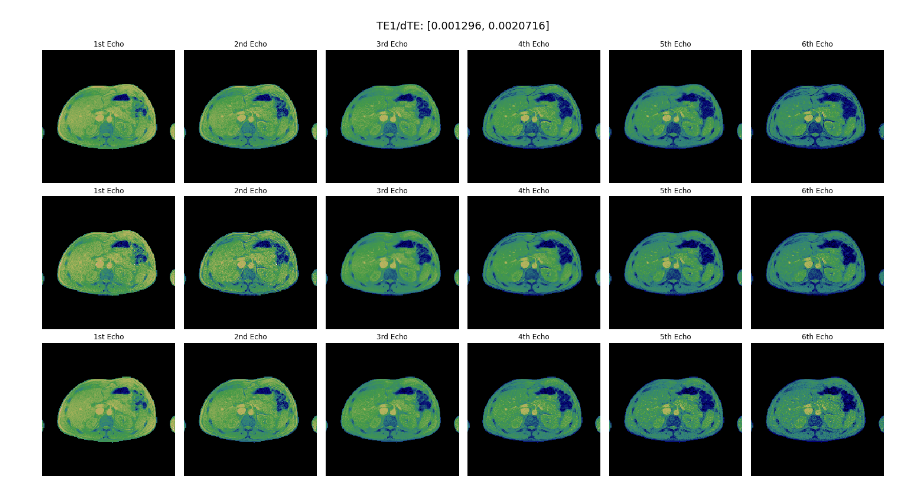
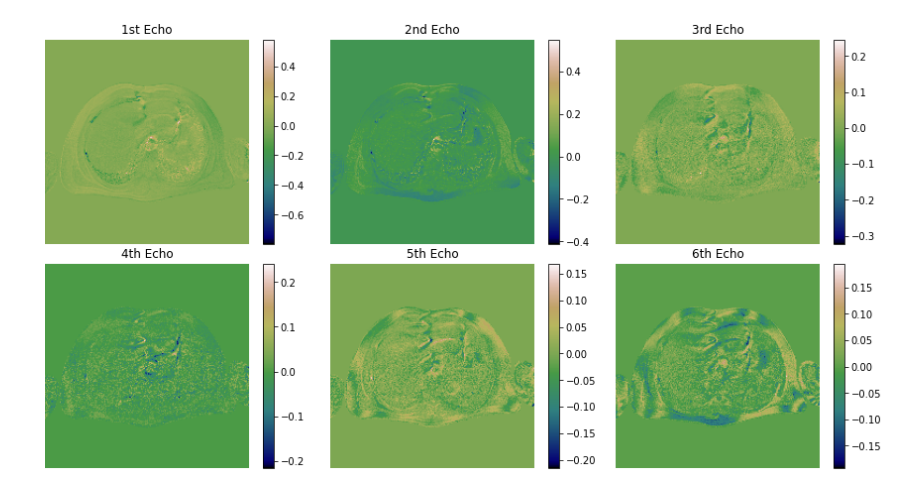
Before and after one commit to jpmeneses/IDEAL-GAN, a Jupyter notebook: try_reduced_IDEAL.ipynb, the cells around one changed output. Drawn from its saved outputs; the diff is of its cells as text; code cells hidden in the pictures.

```diff
--- a/try_reduced_IDEAL.ipynb
+++ b/try_reduced_IDEAL.ipynb
@@ -16,14 +16,14 @@ import wflib as wf
 import data
 # %%
 dataset_dir = '../MRI-Datasets/'
-# dataset_hdf5_2 = 'UNet-INTA/INTA_GC_192_complex_2D.hdf5'
-dataset_hdf5_2 = 'UNet-multiTE/multiTE_GC_192_complex_2D.hdf5'
+dataset_hdf5_2 = 'HDF5-DS/INTA_GC_192_complex_2D.hdf5'
+# dataset_hdf5_2 = 'HDF5-DS/multiTE_GC_192_complex_2D.hdf5'
 
-valX, valY, TEs = data.load_hdf5(dataset_dir,dataset_hdf5_2, ech_idx=12, te_data=True, complex_data=False)
+valX, valY = data.load_hdf5(dataset_dir,dataset_hdf5_2, ech_idx=12, te_data=False, complex_data=False)
 
 valX = valX[120::24,:,:,:] #15::20
 valY = valY[120::24,:,:,:] #15::20
-TEs = TEs[120::22,:]
+# TEs = TEs[120::22,:]
 
 print('Num. Elements- DS2:', len(valX))
 
@@ -35,5 +35,5 @@ echoes = int(d_ech/2)
 print('Validation input shape:',valX.shape)
 print('Validation output shape:',valY.shape)
 
-A_B_dataset_val = tf.data.Dataset.from_tensor_slices((valX,valY,TEs))
+A_B_dataset_val = tf.data.Dataset.from_tensor_slices((valX,valY))
 val_iter = cycle(A_B_dataset_val)
@@ -64,4 +68,9 @@ def sample_abs(A,B,TE=None):
     A2B = tf.concat([A2B_WF,A2B_PM],axis=-1)
     B2A = wf.IDEAL_model(B,6,TE,complex_data=False)
     return B2A, A2B2A_abs
+# %%
+A, B = next(val_iter)
+A = tf.expand_dims(A[:,:,:],axis=0)
+B = tf.expand_dims(B[:,:,:],axis=0)
+# te = tf.expand_dims(te_var,axis=0)
 # %%
@@ -142,3 +161,36 @@ Arho: (1, 7, 36864)
+# %%
+fig_norm, nx = plt.subplots(figsize=(12, 6),nrows=2,ncols=3)
+
+# Acquisitions in the first row
+norm_ech1 = nx[0,0].imshow(np.squeeze(np.imag(Ps[:,:,:,0])), cmap='gist_earth')
+fig_norm.colorbar(norm_ech1, ax=nx[0,0])
+nx[0,0].set_title('1st Echo')
+nx[0,0].axis('off')
+norm_ech2 = nx[0,1].imshow(np.squeeze(np.real(Ps[:,:,:,1])), cmap='gist_earth')
+fig_norm.colorbar(norm_ech2, ax=nx[0,1])
+nx[0,1].set_title('2nd Echo')
+nx[0,1].axis('off')
+norm_ech3 = nx[0,2].imshow(np.squeeze(np.real(Ps[:,:,:,2])), cmap='gist_earth')
+fig_norm.colorbar(norm_ech3, ax=nx[0,2])
+nx[0,2].set_title('3rd Echo')
+nx[0,2].axis('off')
+
+norm_ech4 = nx[1,0].imshow(np.squeeze(np.real(Ps[:,:,:,3])), cmap='gist_earth')
+fig_norm.colorbar(norm_ech4, ax=nx[1,0])
+nx[1,0].set_title('4th Echo')
+nx[1,0].axis('off')
+norm_ech5 = nx[1,1].imshow(np.squeeze(np.real(Ps[:,:,:,4])), cmap='gist_earth')
+fig_norm.colorbar(norm_ech5, ax=nx[1,1])
+nx[1,1].set_title('5th Echo')
+nx[1,1].axis('off')
+norm_ech6 = nx[1,2].imshow(np.squeeze(np.real(Ps[:,:,:,5])), cmap='gist_earth')
+fig_norm.colorbar(norm_ech6, ax=nx[1,2])
+nx[1,2].set_title('6th Echo')
+nx[1,2].axis('off')
+
+plt.subplots_adjust(top=1,bottom=0,right=1,left=0,hspace=0.1,wspace=0)
+# %% [output]
+[figure, added]
 # %%
 complex_data = False
 
@@ -387,8 +439,6 @@ dx[2,5].axis('off')
 fig_end.suptitle('TE1/dTE: '+str([te_var[0,0].numpy(),np.mean(np.diff(te_var))]), fontsize=18)
 plt.subplots_adjust(top=1,bottom=0,right=1,left=0,hspace=0.1,wspace=0)
 tl.make_space_above(dx,topmargin=0.9)
-# %% [output]
-[figure, removed]
 # %%
 fig_err, ex = plt.subplots(figsize=(20, 6),nrows=2,ncols=6)
 
```
Also changed, not shown: parts of 3 cells of this notebook, 8 other files.
